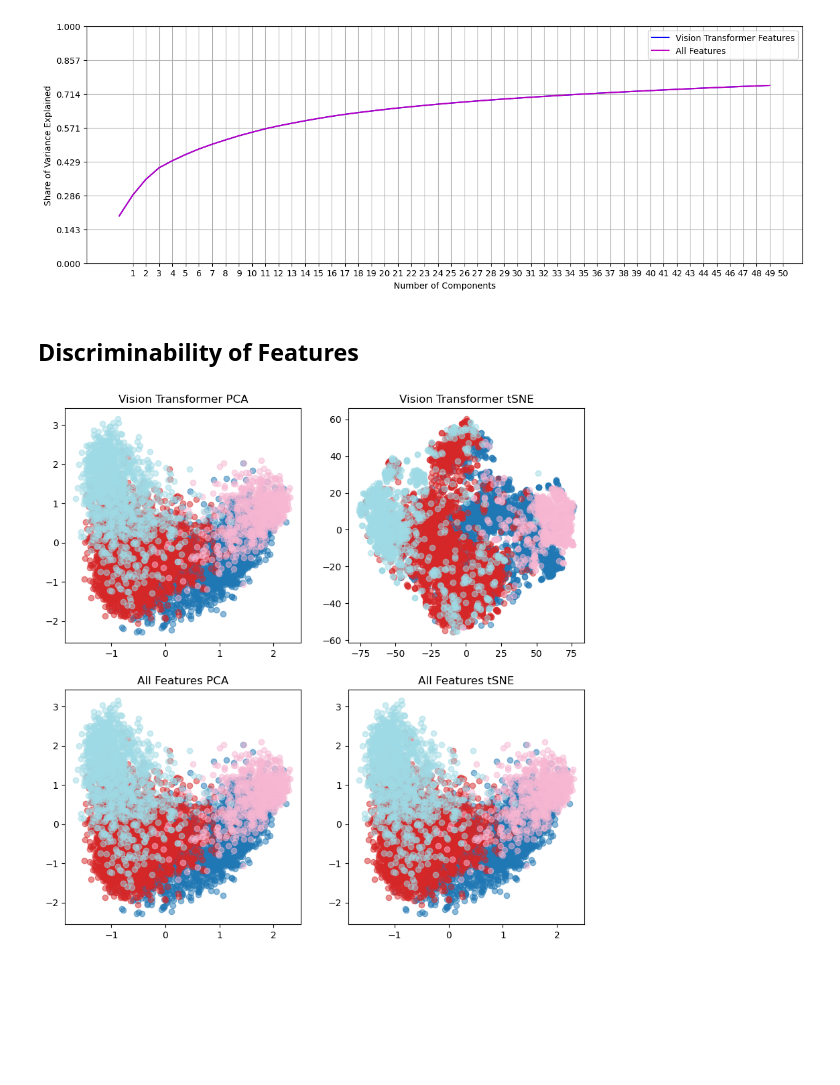
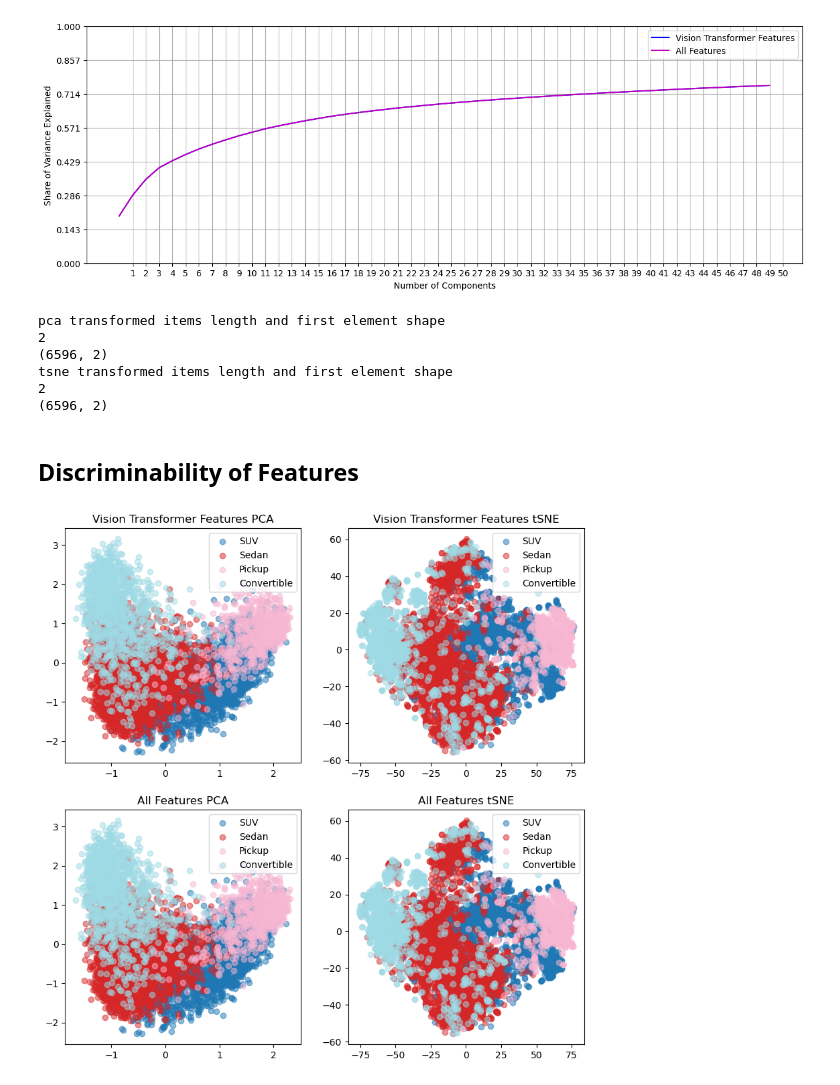
Before and after one commit to ijyliu/computer-vision-project, a Jupyter notebook: Code/Dimensionality Reduction and Visualization/PCA_tSNE_Train_Set.ipynb, the cells around one changed output. Saved outputs shown, nothing was run; the diff lists cells and outputs as text; code cells hidden in the pictures; blank space fills up the shorter version.

```diff
--- a/Code/Dimensionality Reduction and Visualization/PCA_tSNE_Train_Set.ipynb
+++ b/Code/Dimensionality Reduction and Visualization/PCA_tSNE_Train_Set.ipynb
@@ -92,6 +92,11 @@ print('all features shape:', all_features.shape)
 # %% [output]
 vit features shape: (6596, 1280)
 all features shape: (6596, 1280)
+# %%
+# List of feature matrices (can be used as X_list in later functions)
+feature_matrices = [vit_features, all_features]
+# Associated labels
+feature_matrix_labels = ['Vision Transformer Features', 'All Features']
 # %% [markdown]
 ## Run PCA
 # %%
@@ -151,3 +152,22 @@ X_vit_tsne, X_all_features_tsne  = get_tsne(X_list=[vit_features, all_features],
+# %%
+# dimensionality reduction
+pca_transformed_items = get_PCA(X_list=feature_matrices, n_components=2)[-1] # second item to get transformed features
+tsne_transformed_items  = get_tsne(X_list=feature_matrices, n_components=2)
+
+# Check shapes
+print('pca transformed items length and first element shape')
+print(len(pca_transformed_items))
+print(pca_transformed_items[0].shape)
+print('tsne transformed items length and first element shape')
+print(len(tsne_transformed_items))
+print(tsne_transformed_items[0].shape)
+# %% [output]
+pca transformed items length and first element shape
+2
+(6596, 2)
+tsne transformed items length and first element shape
+2
+(6596, 2)
 # %% [markdown]
 ## Discriminability of Features
 # %%
@@ -158,24 +178,24 @@ def plot_classes(X, y, ax, title):
 
   # color code each cluster (class)
   colormap = plt.cm.tab20
-  colorst = [colormap(i) for i in np.linspace(0, 1.0, len(np.unique(y)))]
+  colorst = [colormap(i) for i in np.linspace(0, 1.0, len(list(class_mapping.keys())))]
 
   # project the features into 2 dimensions
   for k in range(len(np.unique(y))):
-    ax.scatter(X[y==k, 0], X[y==k, 1], alpha=0.5, facecolors=colorst[k])
+    ax.scatter(X[y==list(class_mapping.values())[k], 0], X[y==list(class_mapping.values())[k], 1], alpha=0.5, facecolors=colorst[k], label = list(class_mapping.keys())[k])
 
   ax.set_title(title)
+  ax.legend()
 # %%
 # plot results
-fig, ax = plt.subplots(nrows=2, ncols=2, figsize=(10,10))
+fig, ax = plt.subplots(nrows=2, ncols=len(feature_matrices), figsize=(10,10))
 
-# y is the class labels (person ID)
-plot_classes(X_vit_pca, y, ax[0,0], title='Vision Transformer PCA')
-plot_classes(X_vit_tsne, y, ax[0,1], title='Vision Transformer tSNE')
-
-plot_classes(X_all_features_pca, y, ax[1,0], title='All Features PCA')
-plot_classes(X_all_features_pca, y, ax[1,1], title='All Features tSNE')
+# Iterate over feature matrices transformed and plot
+for idx in range(len(feature_matrices)):
+  # y is the class labels
+  plot_classes(pca_transformed_items[idx], y, ax[idx,0], title=feature_matrix_labels[idx] + ' PCA')
+  plot_classes(tsne_transformed_items[idx], y, ax[idx,1], title=feature_matrix_labels[idx] + ' tSNE')
 
 plt.show()
 # %% [output]
-[figure, old version]
+[figure, new version]
```
Also changed, not shown: parts of 2 cells of this notebook.
